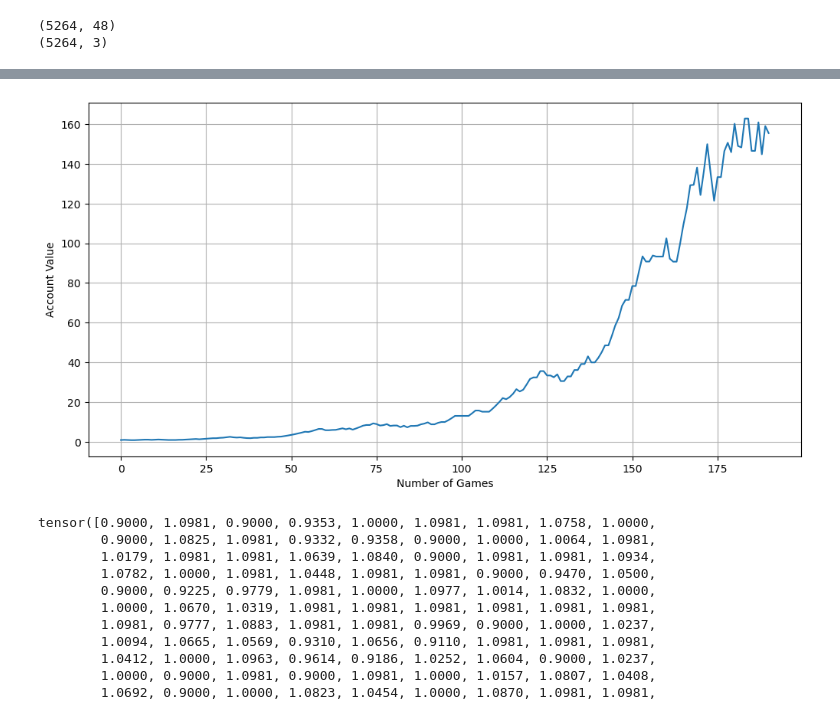
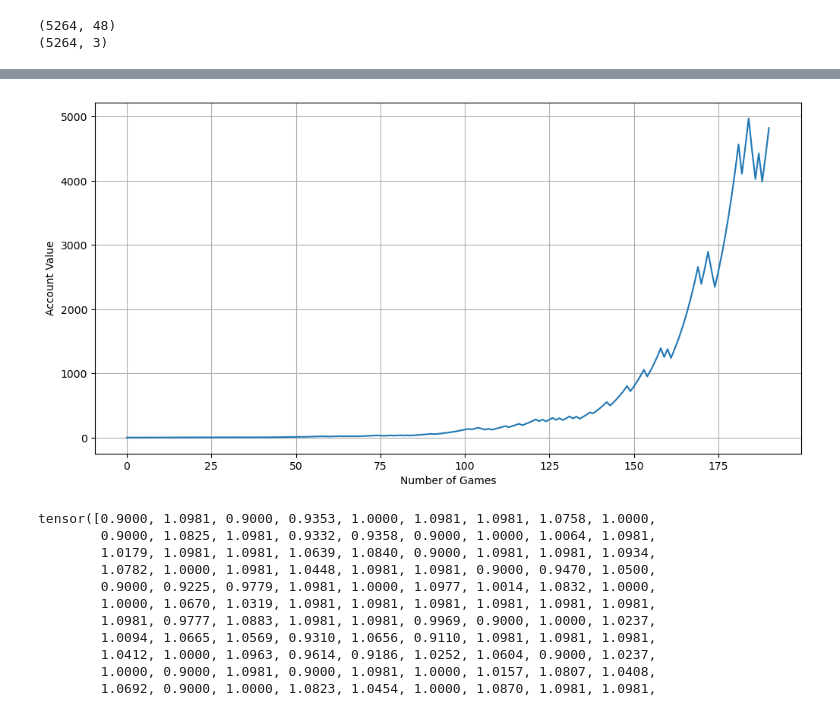
Before and after one commit to forbesjon2/NFL, a Jupyter notebook: NFL_ANN.ipynb, the cells around one changed output, grey strips where cells are left out. Saved outputs shown, nothing was run; the diff lists cells and outputs as text; code cells hidden in the pictures.

```diff
--- a/NFL_ANN.ipynb
+++ b/NFL_ANN.ipynb
@@ -581,9 +579,7 @@ KeyboardInterrupt:
 # %%
 # best_params = study.best_trial.params
-best_params = {'criterion': 'MSELoss', 'first_layer_size': 64, 'num_layers': 7, 'confidence_threshold': 1.8653941637231173e-05, 'dropout': 0.3181431308672629, 'lr': 0.009969598746996452, 'n_epochs': 231}
-best_params = {'criterion': 'L1Loss', 'first_layer_size': 16, 'num_layers': 4, 'confidence_threshold': 0.010392255577263067, 'dropout': 0.3018270504618998, 'lr': 0.0020927261150450226, 'n_epochs': 100}
-best_params = {'batch_size': 400, 'first_layer_size': 12, 'num_layers': 3, 'confidence_threshold': 0.0074379232974536025, 'dropout': 0.3012002579065517, 'lr': 0.002814549768232188, 'n_epochs': 50}
-best_params = {'batch_size': 3000, 'first_layer_size': 32, 'num_layers': 4, 'confidence_threshold': 0.04546638880567819, 'dropout': 0.37992621523991776, 'lr': 0.008323138912104327, 'n_epochs': 58}
+# Trial 121 finished with value: -1756081089942937.5 and parameters:
+best_params = {'batch_size': 100, 'first_layer_size': 16, 'num_layers': 2, 'confidence_threshold': 0.03489120689273306, 'dropout': 0.29423607324535794, 'lr': 0.009613362543526419, 'n_epochs': 53}
 layer_shape = [best_params['first_layer_size']]
 for i in range(1, best_params['num_layers']):
     layer_shape.append(best_params['first_layer_size']//(2*i))
@@ -614,34 +610,34 @@ perf_y_col_tensor = torch.FloatTensor(perf_y_col).to(device)
 # Run once on each split, track average loss, stop if > max patience
 for _ in range(0, (best_params['n_epochs'] - 10)):
     running_loss = 0.0
     # ----- Train -----
     pipeline.fit(conts_train, y_train)
 
     # ----- Eval -----
     loss = pipeline.score(perf_conts, perf_y_col_tensor)
     # print(f"loss: {loss}")
 
 # pipeline.fit(conts_train, y_train)
 probas = pipeline.predict(perf_conts)
 probas = probas[:, 0]
 confidence_threshold = best_params['confidence_threshold']
 # print(probas)
 
 performance_tensor = nfl_custom_criterion(probas, perf_y_col_tensor, 0.5, 0.1, True)
 
 y_axis = torch.cumprod(performance_tensor, dim=0).numpy()
 x_axis = np.arange(len(y_axis))
 
 plt.figure(figsize=(12, 6))
 plt.plot(x_axis, y_axis)
 # plt.title(f'Backtest Results\nWin Rate: {win_rate:.2%} | ROI: {roi:.2%} | Max DD: {max_drawdown:.2%}')
 plt.xlabel('Number of Games')
 plt.ylabel('Account Value')
 plt.grid(True)
 plt.show()
 # print(performance_tensor)
 # %% [output]
-[figure, old version]
+[figure, new version]
 # %%
 performance_tensor = nfl_custom_criterion(probas, perf_y_col_tensor, 0.5, 0.1, True)
 
```
Also changed, not shown: parts of 2 cells of this notebook, 1 other file.
